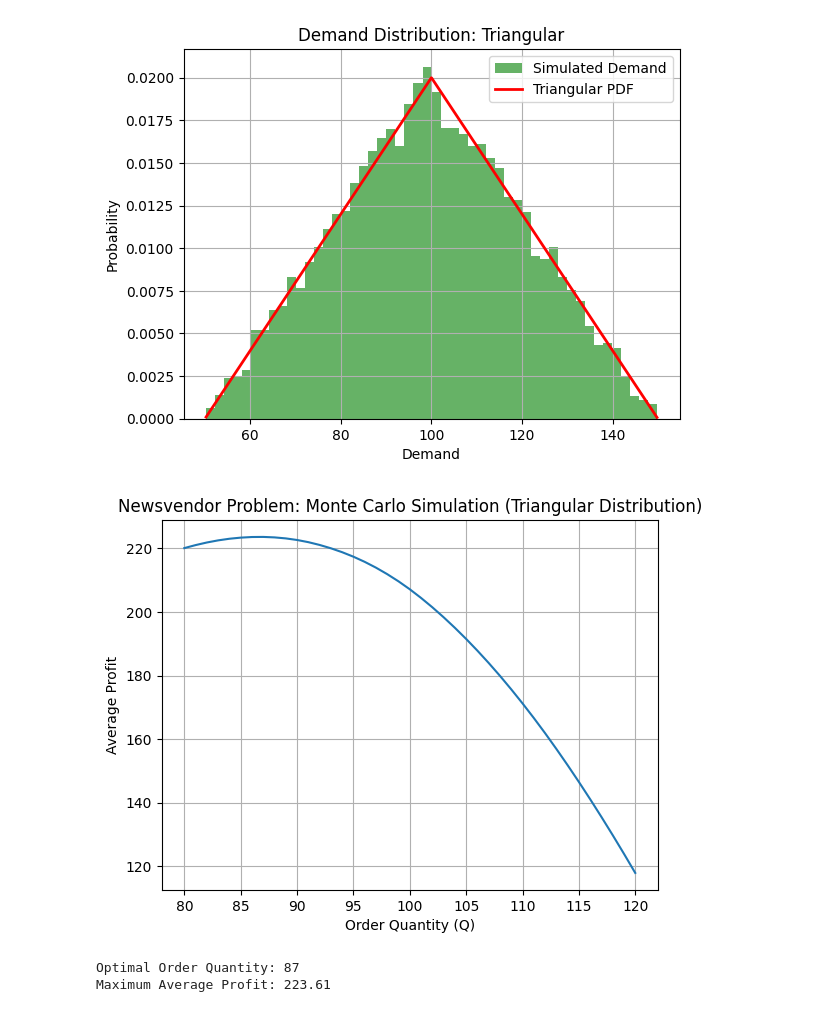
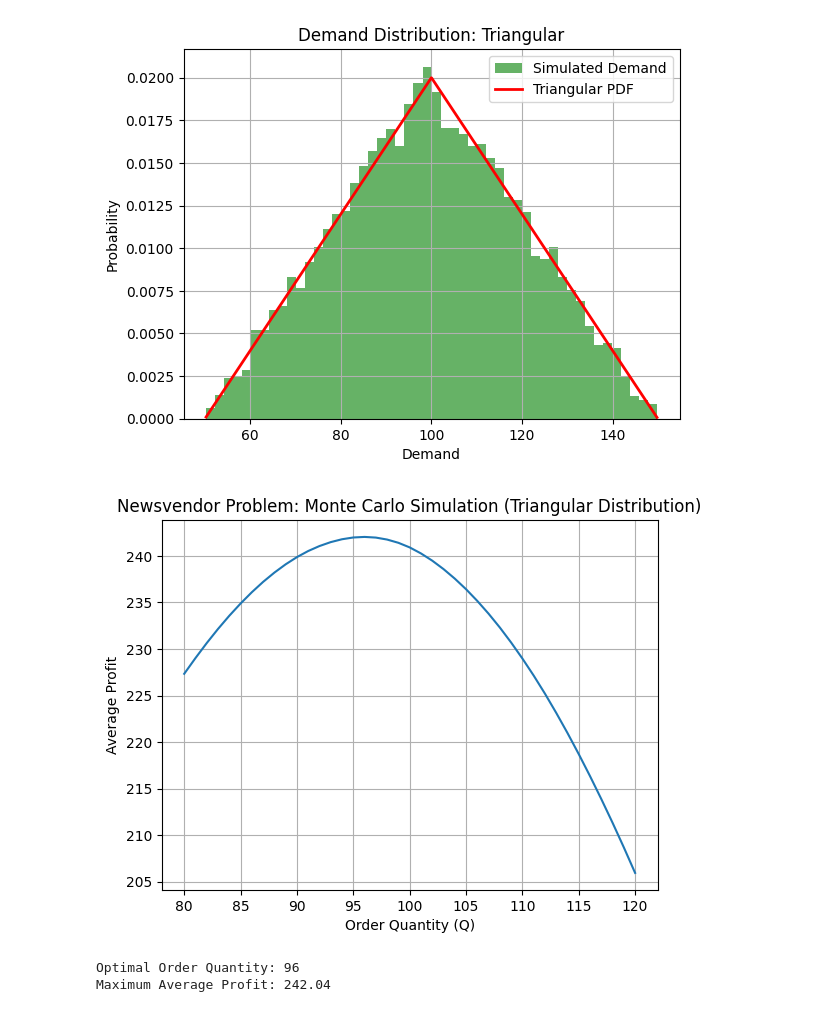
Before and after one commit to camachomauricio/Simulation-ISYE-6644, a Jupyter notebook: JupyterNBs/app_v2.ipynb, the cells around one changed output. Saved outputs shown, nothing was run; the diff lists cells and outputs as text; code cells hidden in the pictures.

Commit message:
update generalized formula

```diff
--- a/JupyterNBs/app_v2.ipynb
+++ b/JupyterNBs/app_v2.ipynb
@@ -231,7 +235,7 @@ def plot_demand_distribution(demands, distribution, **kwargs):
     plt.grid(True)
     plt.show()
 # %%
-
+""" old simulate_newsvendor with no holding cost
 def simulate_newsvendor(order_quantity, selling_price, unit_cost, salvage_value, demands):
     # Input validation
     if selling_price <= unit_cost:
@@ -253,39 +257,56 @@ def simulate_newsvendor(order_quantity, selling_price, unit_cost, salvage_value,
 
     # Return the average profit
     return np.mean(profits)
+"""
+#===NEW===#
+""" new simulate_newsvendor with generalized formula to account for salvage value and holding cost"""
+def simulate_newsvendor(order_quantity, selling_price, unit_cost, demands, salvage_value, holding_cost):
 
-def simulate_newsvendor_with_holding(order_quantity, selling_price, unit_cost, holding_cost, demands):
     # Input validation
     if selling_price <= unit_cost:
         raise ValueError("Selling price must be greater than unit cost.")
-    if holding_cost < 0:
-        raise ValueError("Holding cost cannot be negative.")
+    if salvage_value < 0 or holding_cost < 0:
+        raise ValueError("Salvage value and holding cost must be non-negative.")
     if order_quantity < 0:
         raise ValueError("Order quantity cannot be negative.")
 
-    # Calculate profits for all demands
     profits = []
     for demand in demands:
         if demand <= order_quantity:
-            profit = selling_price * demand - unit_cost * order_quantity - holding_cost * (order_quantity - demand)
+            # Excess inventory case
+            profit = (
+                selling_price * demand
+                - unit_cost * order_quantity
+                + salvage_value * (order_quantity - demand)
+                - holding_cost * (order_quantity - demand)
+            )
         else:
-            profit = selling_price * order_quantity - unit_cost * order_quantity  # Stockout scenario
+            # Stockout case
+            profit = selling_price * order_quantity - unit_cost * order_quantity
+
         profits.append(profit)
-    profits = np.array(profits)
 
     # Return the average profit
     return np.mean(profits)
 # %%
 # Parameters for the newsvendor problem
-p = 10  # Selling price per unit
+pp = 10  # Selling price per unit
 c = 7   # Cost per unit
-v = 2   # Salvage value per unit (if unsold)
-h = 1   # Holding cost per unit
+v = 3   # Salvage value per unit (if unsold)
+h = 0   # Holding cost per unit
 order_quantities = np.arange(80, 121)
 
 # Define general parameters for the simulation
 iterations = 10000  # Number of iterations for the Monte Carlo simulation
 distribution = 'triangular'  # Specify the distribution to use
+
+# in case of some distributions like binomial, we need to adjust order_quantities
+if distribution == 'binomial':
+    n, p = 100, 0.3
+    mu = n * p
+    sigma = np.sqrt(n * p * (1 - p))
+    order_quantities = np.arange(max(0, int(mu - 3 * sigma)), int(mu + 3 * sigma) + 1)
+
 
 # Define specific parameters for each distribution
 distribution_params = {
@@ -295,42 +316,41 @@ distribution_params = {
     'poisson': {'lam': 100},
     'lognormal': {'mu': 4.5, 'sigma': 0.75},
     'triangular': {'a': 50, 'c': 100, 'b': 150},
     'beta': {'alpha': 2, 'beta': 5},
     'weibull': {'lam': 1.5, 'k': 1.2},
     'geometric': {'p': 0.3},
     'negative_binomial': {'r': 10, 'p': 0.4},
     'bernoulli': {'p': 0.5},
-    'binomial': {'n': 10, 'p': 0.5}
+    'binomial': {'n': 100, 'p': 0.3}
 }
 
 # Initialize the LCG with a seed
 lcg = LCG(seed=1234)
 
 # Simulate demand based on the specified distribution and parameters
 demands = simulate_demand(lcg, iterations, distribution, **distribution_params[distribution])
 
 # Plot the simulated demand along with the theoretical distribution
 plot_demand_distribution(demands, distribution, **distribution_params[distribution])
 
 # Calculate the average profit for each order quantity
-# average_profits = [simulate_newsvendor(Q, p,c,v,demands) for Q in order_quantities]
-average_profits = [simulate_newsvendor_with_holding(Q, p,c,h,demands) for Q in order_quantities]
+average_profits = [simulate_newsvendor(Q,pp,c,demands,v,h) for Q in order_quantities]
 
 # Plot the newsvendor simulation results
 plt.plot(order_quantities, average_profits)
 plt.xlabel('Order Quantity (Q)')
 plt.ylabel('Average Profit')
 plt.title(f'Newsvendor Problem: Monte Carlo Simulation ({distribution.capitalize()} Distribution)')
 plt.grid(True)
 plt.show()
 # %% [output]
 [figure]
-[figure, old version]
+[figure, new version]
 # %%
 optimal_quantity = order_quantities[np.argmax(average_profits)]
 optimal_profit = max(average_profits)
 print(f"Optimal Order Quantity: {optimal_quantity}")
 print(f"Maximum Average Profit: {optimal_profit:.2f}")
 # %% [output]
-Optimal Order Quantity: 87
-Maximum Average Profit: 223.61
+Optimal Order Quantity: 96
+Maximum Average Profit: 242.04
```
Also changed, not shown: parts of 1 cell of this notebook, 1 other file.
